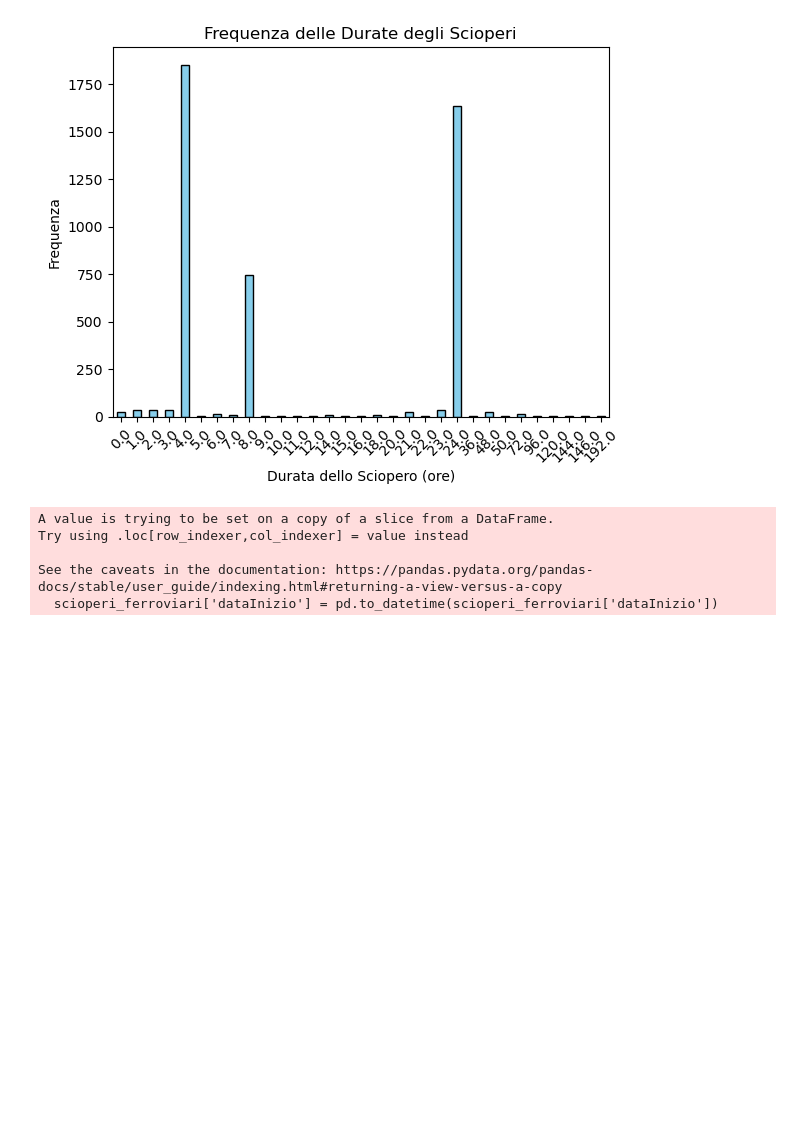
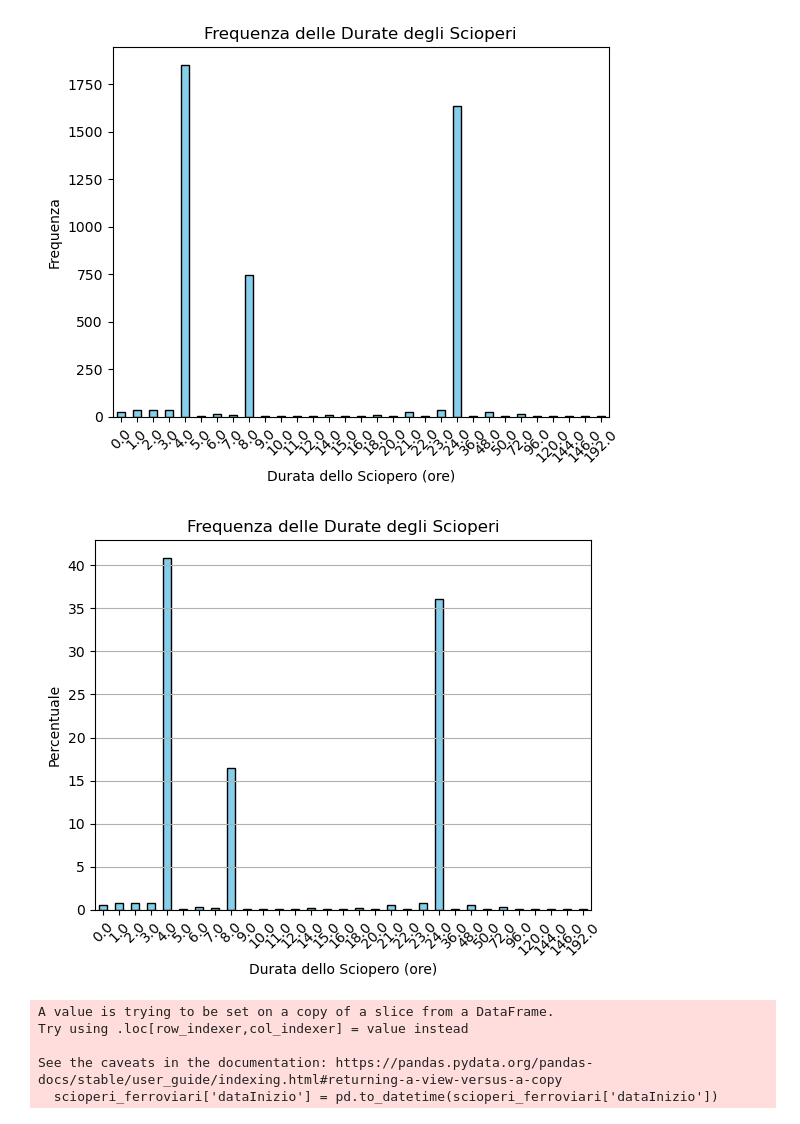
Before and after one commit to alemele01/vs24, a Jupyter notebook: ScioperiItalia.ipynb, the cells around one changed output. Cells and saved outputs as stored; diff of their text form; code cells hidden in the pictures; blank space fills up the shorter version.

```diff
--- a/ScioperiItalia.ipynb
+++ b/ScioperiItalia.ipynb
@@ -91,6 +92,23 @@ plt.xticks(rotation=45)
 plt.show()
 # %% [output]
 [figure]
+# %%
+
+frequenza_ore_di_sciopero_norm = scioperi_ore_clean['durata_ore'].value_counts(normalize=True)
+
+frequenza_ore_di_sciopero_ordinata_norm = frequenza_ore_di_sciopero_norm.sort_index()
+
+frequenza_ore_di_sciopero_ordinata_norm.plot(kind='bar', color='skyblue', edgecolor='black')
+plt.title('Frequenza delle Durate degli Scioperi')
+plt.xlabel('Durata dello Sciopero (ore)')
+plt.ylabel('Frequenza')
+plt.grid(axis='y')
+plt.xticks(rotation=45)
+plt.gca().yaxis.set_major_formatter(mtick.FuncFormatter(lambda y, _: '{:.0f}'.format(y * 100)))
+plt.ylabel('Percentuale')
+plt.show()
+# %% [output]
+[figure, added]
 # %%
 scioperi_ferroviari=scioperi[(scioperi['settore'] == 'Ferroviario')]
 scioperi_ferroviari['dataInizio'] = pd.to_datetime(scioperi_ferroviari['dataInizio'])
```
Also changed, not shown: parts of 2 cells of this notebook, 7 other files.
